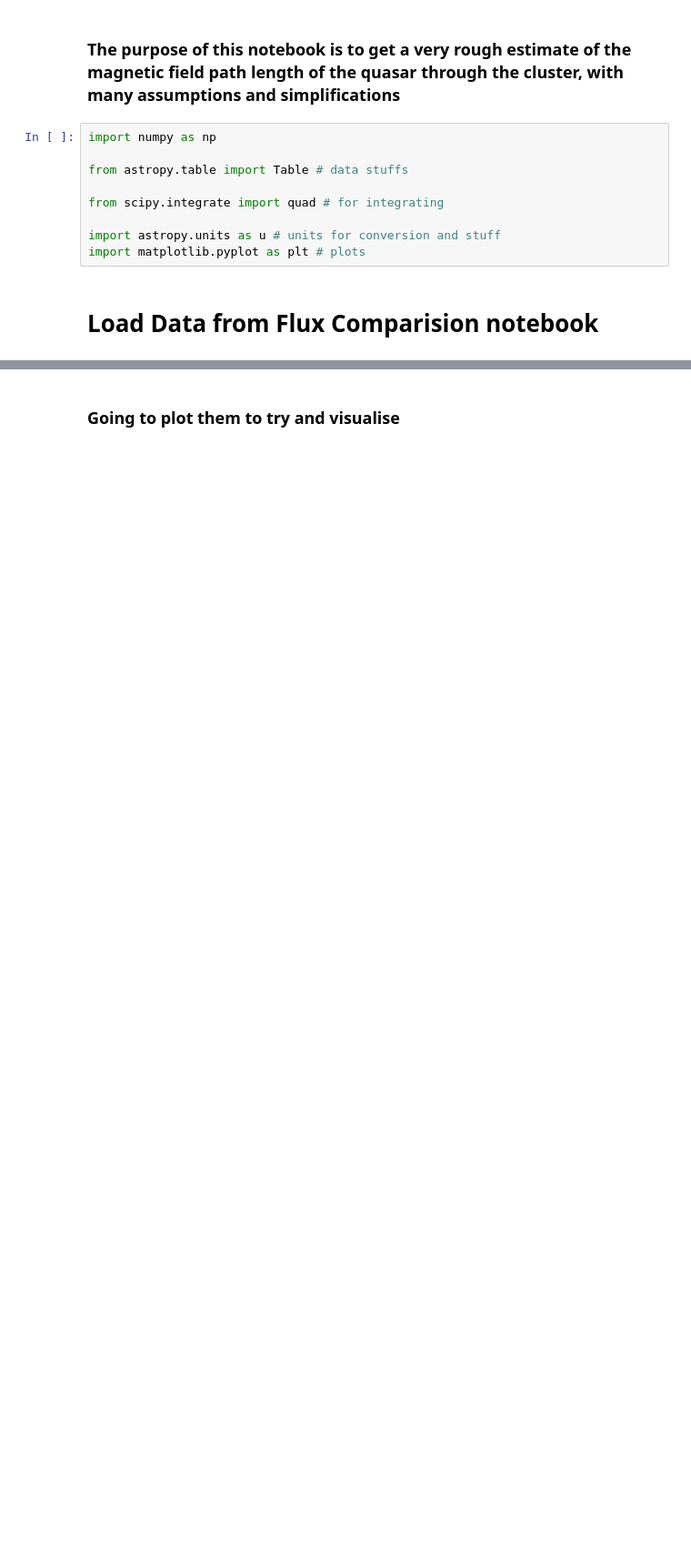
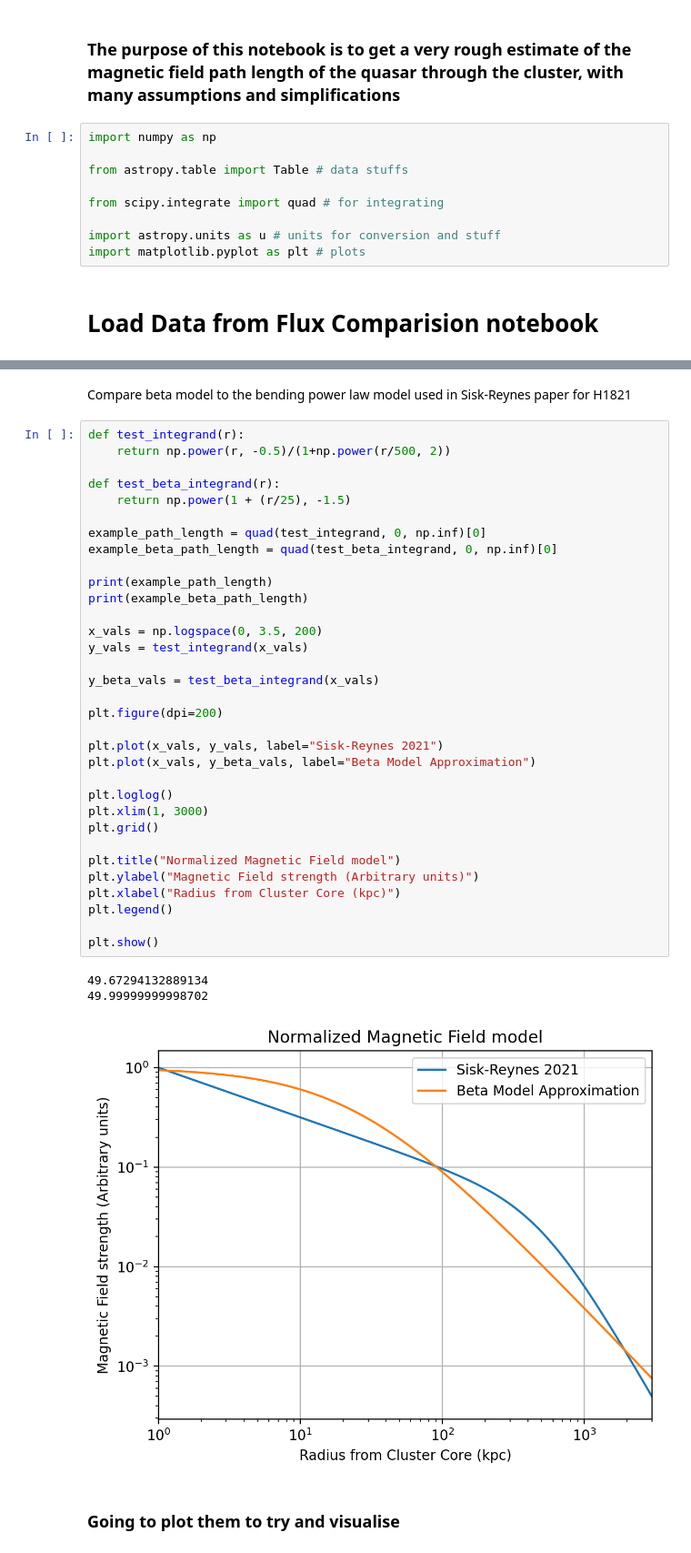
Before and after one commit to TobyWallage/Finding_Quasars_In_eRASS, a Jupyter notebook: Notebooks/Path_length_estimations.ipynb, the cells around one changed output, grey strips where cells are left out. Shown: that part at 91% size. Saved outputs shown, nothing was run; the diff lists cells and outputs as text; blank space fills up the shorter version.

```diff
--- a/Notebooks/Path_length_estimations.ipynb
+++ b/Notebooks/Path_length_estimations.ipynb
@@ -67,3 +91,42 @@ Table length=44
+# %% [markdown]
+Compare beta model to the bending power law model used in Sisk-Reynes paper for H1821
+# %%
+def test_integrand(r):
+    return np.power(r, -0.5)/(1+np.power(r/500, 2))
+
+def test_beta_integrand(r):
+    return np.power(1 + (r/25), -1.5)
+
+example_path_length = quad(test_integrand, 0, np.inf)[0]
+example_beta_path_length = quad(test_beta_integrand, 0, np.inf)[0]
+
+print(example_path_length)
+print(example_beta_path_length)
+
+x_vals = np.logspace(0, 3.5, 200)
+y_vals = test_integrand(x_vals)
+
+y_beta_vals = test_beta_integrand(x_vals)
+
+plt.figure(dpi=200)
+
+plt.plot(x_vals, y_vals, label="Sisk-Reynes 2021")
+plt.plot(x_vals, y_beta_vals, label="Beta Model Approximation")
+
+plt.loglog()
+plt.xlim(1, 3000)
+plt.grid()
+
+plt.title("Normalized Magnetic Field model")
+plt.ylabel("Magnetic Field strength (Arbitrary units)")
+plt.xlabel("Radius from Cluster Core (kpc)")
+plt.legend()
+
+plt.show()
+# %% [output]
+49.67294132889134
+49.99999999998702
+[figure, added]
 # %% [markdown]
 ### Going to plot them to try and visualise
 # %%
```
Also changed, not shown: parts of 5 cells of this notebook.
